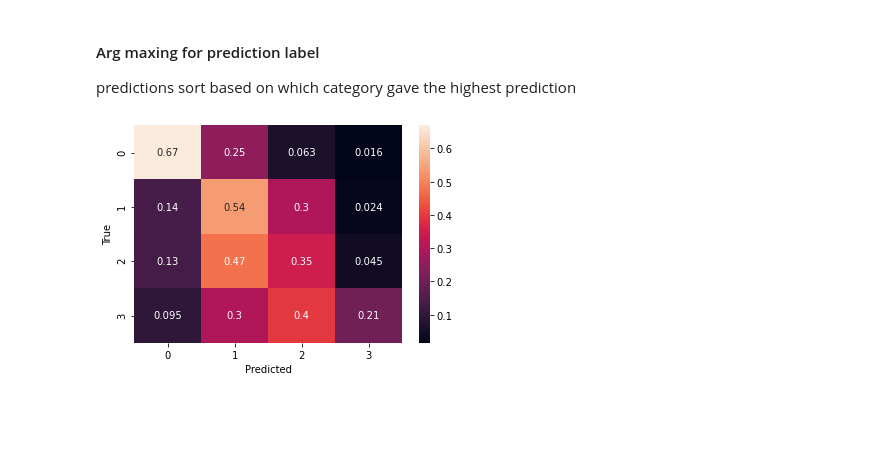
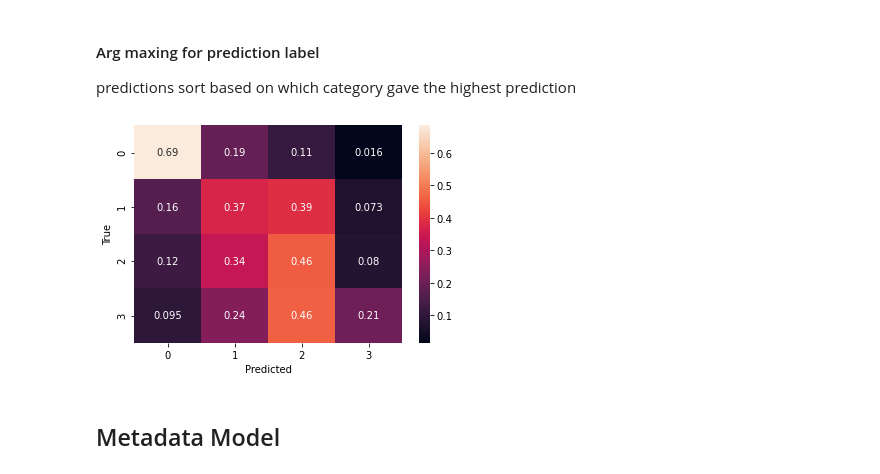
Before and after one commit to davidday99/twitter-data-collector, a Jupyter notebook: models/Brent's Models/multilabel-classification-bert.ipynb, the cells around one changed output. Cells and saved outputs as stored; diff of their text form; code cells hidden in the pictures; blank space fills up the shorter version.

```diff
--- a/models/Brent's Models/multilabel-classification-bert.ipynb
+++ b/models/Brent's Models/multilabel-classification-bert.ipynb
@@ -333,13 +338,15 @@ test_df = pd.read_csv('C:/Users/BAB72/OneDrive/School Documents/DS_Lab/Final_Pro
 # %%
 from sklearn.metrics import confusion_matrix
 import seaborn as sn
 import matplotlib.pyplot as plt
 
-cm = confusion_matrix(test_df['age_group'], label_pred, normalize='true')
+cm = confusion_matrix(test_data['age_group'], label_pred, normalize='true')
 df_cm = pd.DataFrame(cm, range(4), range(4))
 sn.heatmap(df_cm, annot=True)
 plt.ylabel('True')
 plt.xlabel('Predicted')
 plt.show()
 # %% [output]
-[figure, old version]
+[figure, new version]
+# %% [markdown]
+## Metadata Model
```
Also changed, not shown: parts of 26 cells of this notebook.
